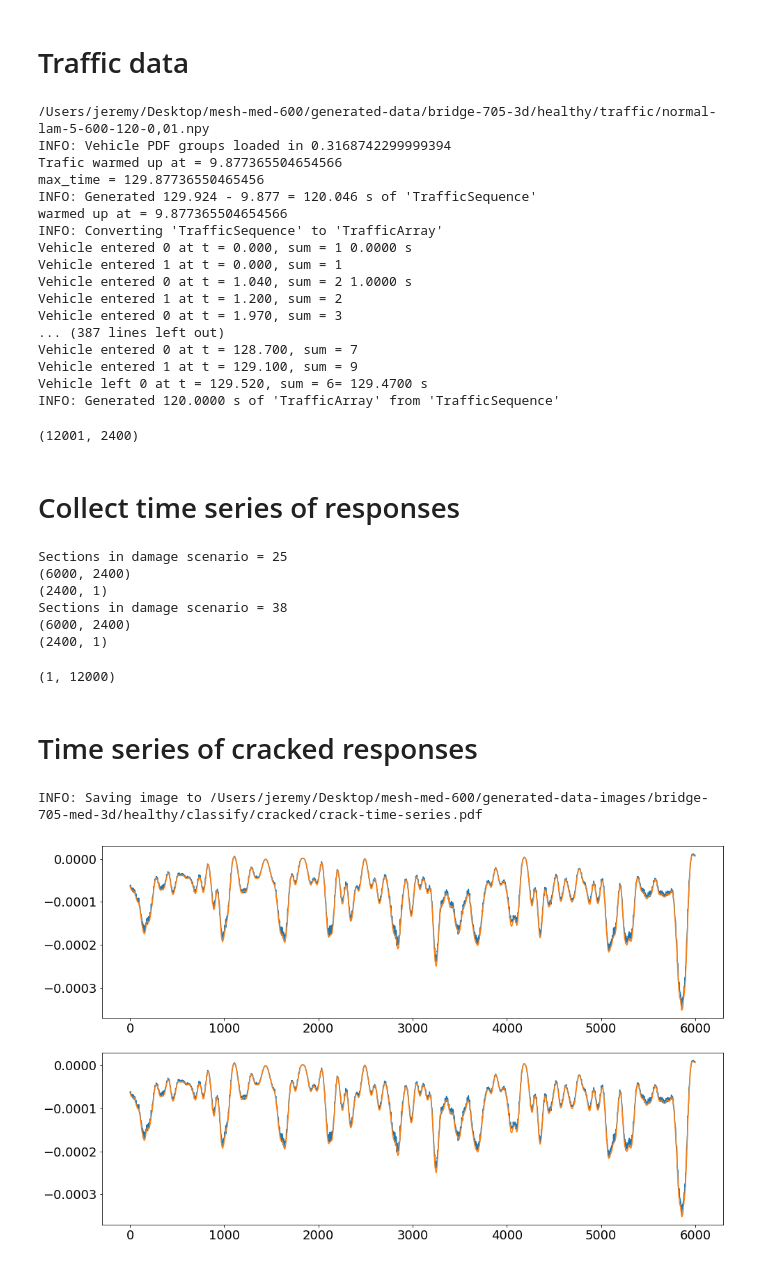
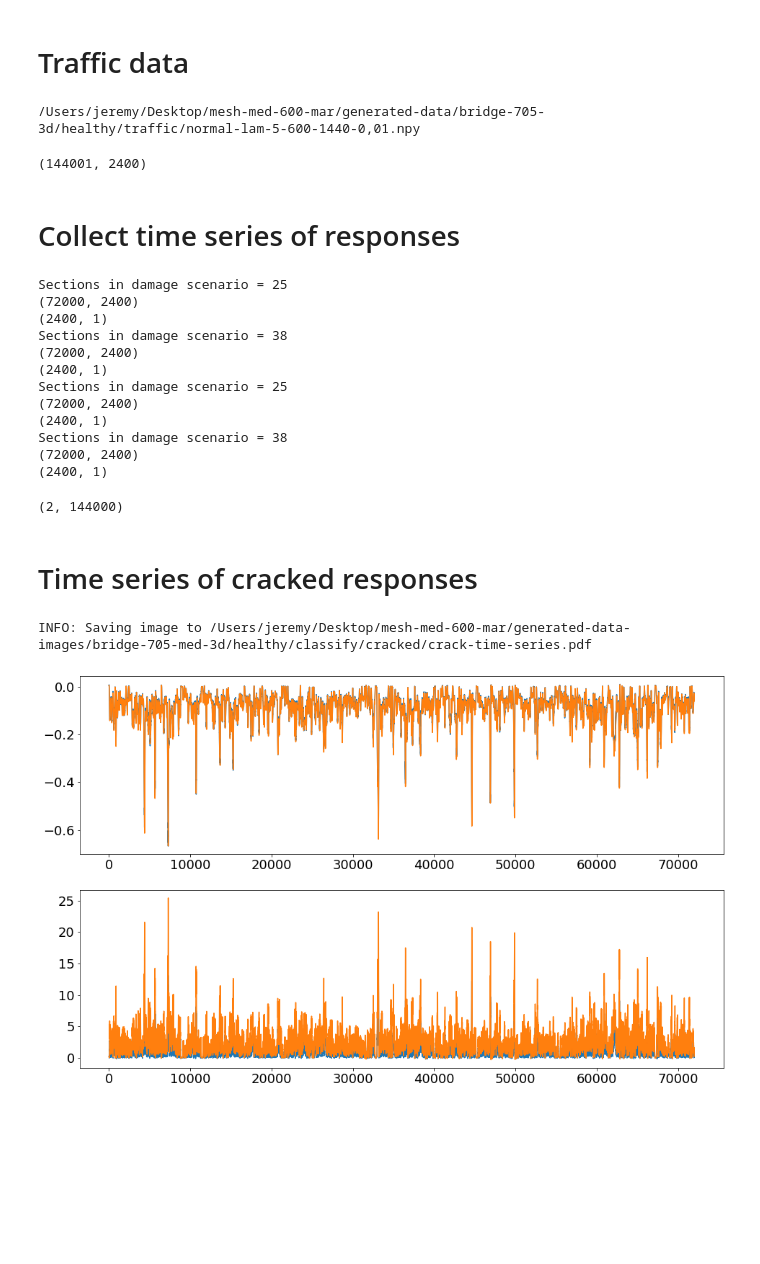
Before and after one commit to jerbaroo/bridge-sim, a Jupyter notebook: notebooks/concrete.ipynb, the cells around one changed output. Drawn from its saved outputs; the diff is of its cells as text; code cells hidden in the pictures; blank space fills up the shorter version.

```diff
--- a/notebooks/concrete.ipynb
+++ b/notebooks/concrete.ipynb
@@ -21,7 +21,7 @@ from util import resize_units
 c = bridge_705_med_config(bridge_705_3d)
 original_c = c
 # Set the directory of where to save/load responses.
-c.root_generated_data_dir = os.path.join("/Users/jeremy/Desktop/mesh-med-600", c.root_generated_data_dir)
+c.root_generated_data_dir = os.path.join("/Users/jeremy/Desktop/mesh-med-600-mar", c.root_generated_data_dir)
 c.root_generated_data_dir
 # %% [output]
 INFO: Loaded vehicle data from /Users/jeremy/cs/bridge-dss/data/a16-data/a16.csv in 0.10s
@@ -48,7 +49,7 @@ temps_year["temp"] = temperature.resize(temps_year["temp"])
 # %% [markdown]
 # Traffic data
 # %%
-total_mins = 2
+total_mins = 24
 total_seconds = total_mins * 60
 traffic_scenario = normal_traffic(c=c, lam=5, min_d=2)
 traffic_sequence, traffic, traffic_array = load_traffic(
@@ -58,28 +59,12 @@ traffic_sequence, traffic, traffic_array = load_traffic(
 )
 traffic_array.shape
 # %% [output]
-/Users/jeremy/Desktop/mesh-med-600/generated-data/bridge-705-3d/healthy/traffic/normal-lam-5-600-120-0,01.npy
-INFO: Vehicle PDF groups loaded in 0.3168742299999394
-Trafic warmed up at = 9.877365504654566
-max_time = 129.87736550465456
-INFO: Generated 129.924 - 9.877 = 120.046 s of 'TrafficSequence'
-warmed up at = 9.877365504654566
-INFO: Converting 'TrafficSequence' to 'TrafficArray'
-Vehicle entered 0 at t = 0.000, sum = 1 0.0000 s
-Vehicle entered 1 at t = 0.000, sum = 1
-Vehicle entered 0 at t = 1.040, sum = 2 1.0000 s
-Vehicle entered 1 at t = 1.200, sum = 2
-Vehicle entered 0 at t = 1.970, sum = 3
-... (387 lines left out)
-Vehicle entered 0 at t = 128.700, sum = 7
-Vehicle entered 1 at t = 129.100, sum = 9
-Vehicle left 0 at t = 129.520, sum = 6= 129.4700 s
-INFO: Generated 120.0000 s of 'TrafficArray' from 'TrafficSequence'
+/Users/jeremy/Desktop/mesh-med-600-mar/generated-data/bridge-705-3d/healthy/traffic/normal-lam-5-600-1440-0,01.npy
-(12001, 2400)
+(144001, 2400)
 # %% [markdown]
 # Collect time series of responses
 # %%
-response_types = [rt_y]
+response_types = [rt_y, rt_s]
 sensor_point = Point(x=51.8, y=0, z=-8.4)
 # Split the traffic array in half, the crack will happen halfway through.
 half_i = int(len(traffic_array) / 2)
@@ -99,25 +84,31 @@ responses = np.array(responses)
 responses.shape
 # %% [output]
 Sections in damage scenario = 25
-(6000, 2400)
+(72000, 2400)
 (2400, 1)
 Sections in damage scenario = 38
-(6000, 2400)
+(72000, 2400)
 (2400, 1)
+Sections in damage scenario = 25
+(72000, 2400)
+(2400, 1)
+Sections in damage scenario = 38
+(72000, 2400)
+(2400, 1)
-(1, 12000)
+(2, 144000)
 # %% [markdown]
 # Time series of cracked responses
 # %%
 plt.landscape()
 plt.subplot(2, 1, 1)
-plt.plot(np.arange(half_i), responses[0][:half_i])
-plt.plot(np.arange(half_i), responses[0][half_i:])
+plt.plot(np.arange(half_i), responses[0][:half_i] * 1000)
+plt.plot(np.arange(half_i), responses[0][half_i:] * 1000)
 # plt.plot(np.arange(half_i, len(responses[0])), responses[0][half_i:])
 plt.subplot(2, 1, 2)
-plt.plot(np.arange(half_i), responses[0][:half_i])
-plt.plot(np.arange(half_i), responses[0][half_i:])
+plt.plot(np.arange(half_i), responses[1][:half_i])
+plt.plot(np.arange(half_i), responses[1][half_i:])
 # plt.plot(np.arange(half_i, len(responses[1])), responses[1][half_i:])
 plt.savefig(c.get_image_path("classify/cracked", "crack-time-series.pdf"))
 # %% [output]
-INFO: Saving image to /Users/jeremy/Desktop/mesh-med-600/generated-data-images/bridge-705-med-3d/healthy/classify/cracked/crack-time-series.pdf
+INFO: Saving image to /Users/jeremy/Desktop/mesh-med-600-mar/generated-data-images/bridge-705-med-3d/healthy/classify/cracked/crack-time-series.pdf
-[figure, old version]
+[figure, new version]
```
Also changed, not shown: parts of 13 cells of this notebook, 6 other files.
